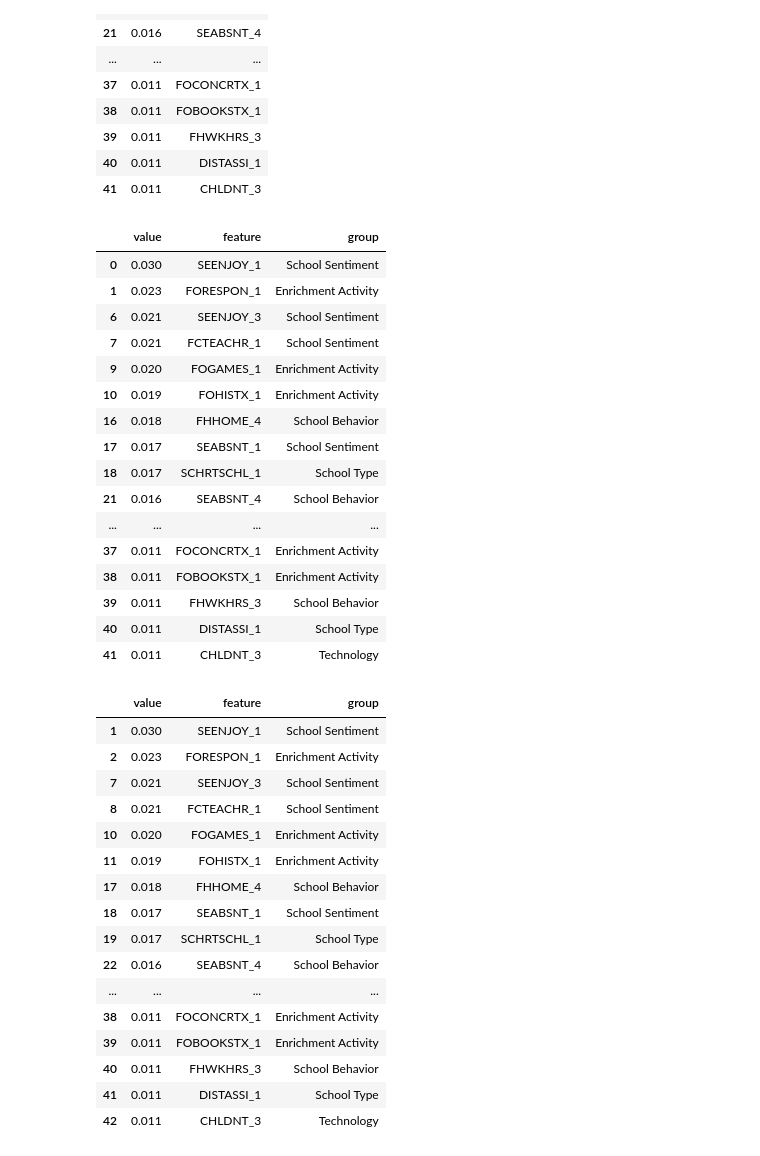
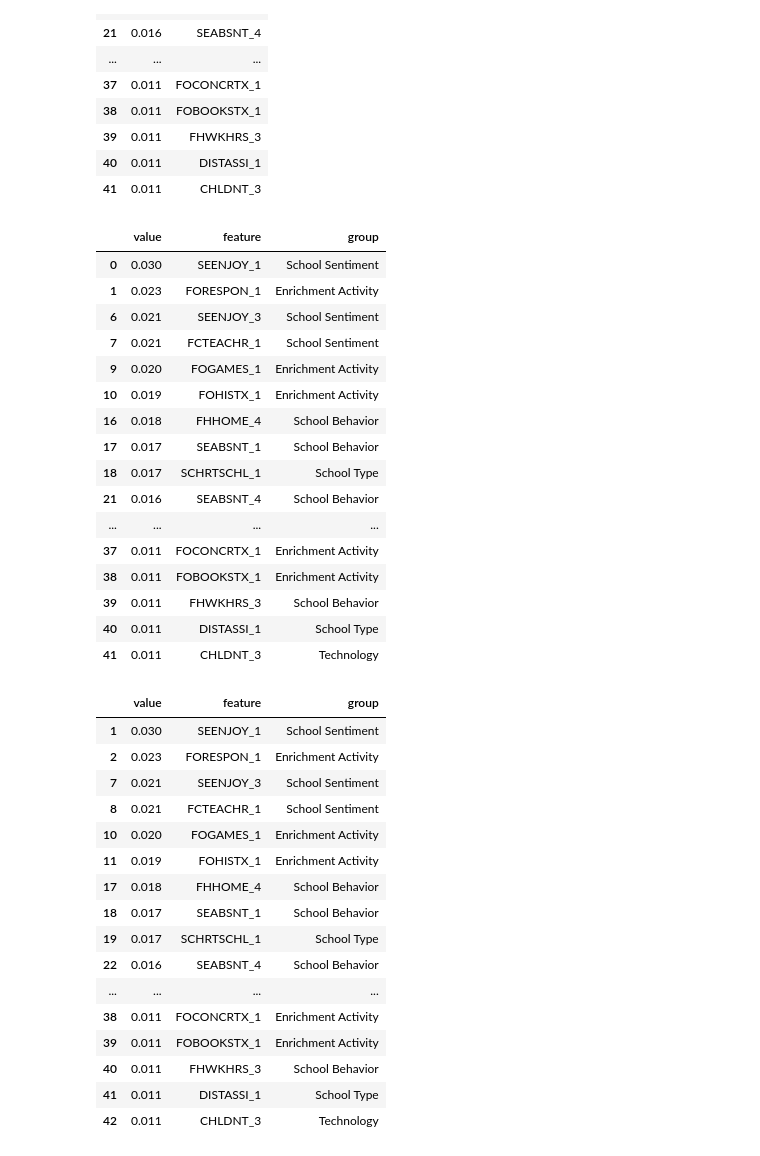
Before and after one commit to agmeadows/Student_Success_Analysis, a Jupyter notebook: Optimize/Student_Success_ML.ipynb, the cells around one changed output. Drawn from its saved outputs; the diff is of its cells as text; code cells hidden in the pictures.

```diff
--- a/Optimize/Student_Success_ML.ipynb
+++ b/Optimize/Student_Success_ML.ipynb
@@ -282,36 +282,36 @@ group_dict = {'SEENJOY_1': "School Sentiment",
  'FOGAMES_1': 'Enrichment Activity',
  'FOHISTX_1': 'Enrichment Activity',
  'FHHOME_4': 'School Behavior',
- 'SEABSNT_1': 'School Sentiment',
+ 'SEABSNT_1': 'School Behavior',
  'SCHRTSCHL_1': 'School Type',
  'SEABSNT_4': 'School Behavior',
  'INTACC_4': 'Technology',
  'FHWKHRS_1': 'School Behavior',
  'LRNCELL_2': 'Technology',
  'FOLIBRAYX_1': 'Enrichment Activity',
  'FOSTORY2X_1': 'Enrichment Activity',
  'FOMUSEUMX_1': 'Enrichment Activity',
  'FCSTDS_4': 'School Sentiment',
  'SCHLMAGNET_1': 'School Type',
  'FOCONCRTX_1': 'Enrichment Activity',
  'FOBOOKSTX_1': 'Enrichment Activity',
  'FHWKHRS_3': 'School Behavior',
  'DISTASSI_1': 'School Type',
  'CHLDNT_3': 'Technology'}
 
 # add new column and apply groups
 feature_data_df['group'] = feature_data_df['feature'].apply(set_group, args=(group_dict, ))
 feature_data_df
 # %% [output]
 |  | value | feature | group |
 | 0 | 0.030 | SEENJOY_1 | School Sentiment |
 | 1 | 0.023 | FORESPON_1 | Enrichment Activity |
 | 6 | 0.021 | SEENJOY_3 | School Sentiment |
 | 7 | 0.021 | FCTEACHR_1 | School Sentiment |
 | 9 | 0.020 | FOGAMES_1 | Enrichment Activity |
 | 10 | 0.019 | FOHISTX_1 | Enrichment Activity |
 | 16 | 0.018 | FHHOME_4 | School Behavior |
-| 17 | 0.017 | SEABSNT_1 | School Sentiment |
+| 17 | 0.017 | SEABSNT_1 | School Behavior |
 | 18 | 0.017 | SCHRTSCHL_1 | School Type |
 | 21 | 0.016 | SEABSNT_4 | School Behavior |
 | ... | ... | ... | ... |
@@ -333,7 +333,7 @@ feature_data_df
 | 10 | 0.020 | FOGAMES_1 | Enrichment Activity |
 | 11 | 0.019 | FOHISTX_1 | Enrichment Activity |
 | 17 | 0.018 | FHHOME_4 | School Behavior |
-| 18 | 0.017 | SEABSNT_1 | School Sentiment |
+| 18 | 0.017 | SEABSNT_1 | School Behavior |
 | 19 | 0.017 | SCHRTSCHL_1 | School Type |
 | 22 | 0.016 | SEABSNT_4 | School Behavior |
 | ... | ... | ... | ... |
```
Also changed, not shown: parts of 1 cell of this notebook, 2 other files.
